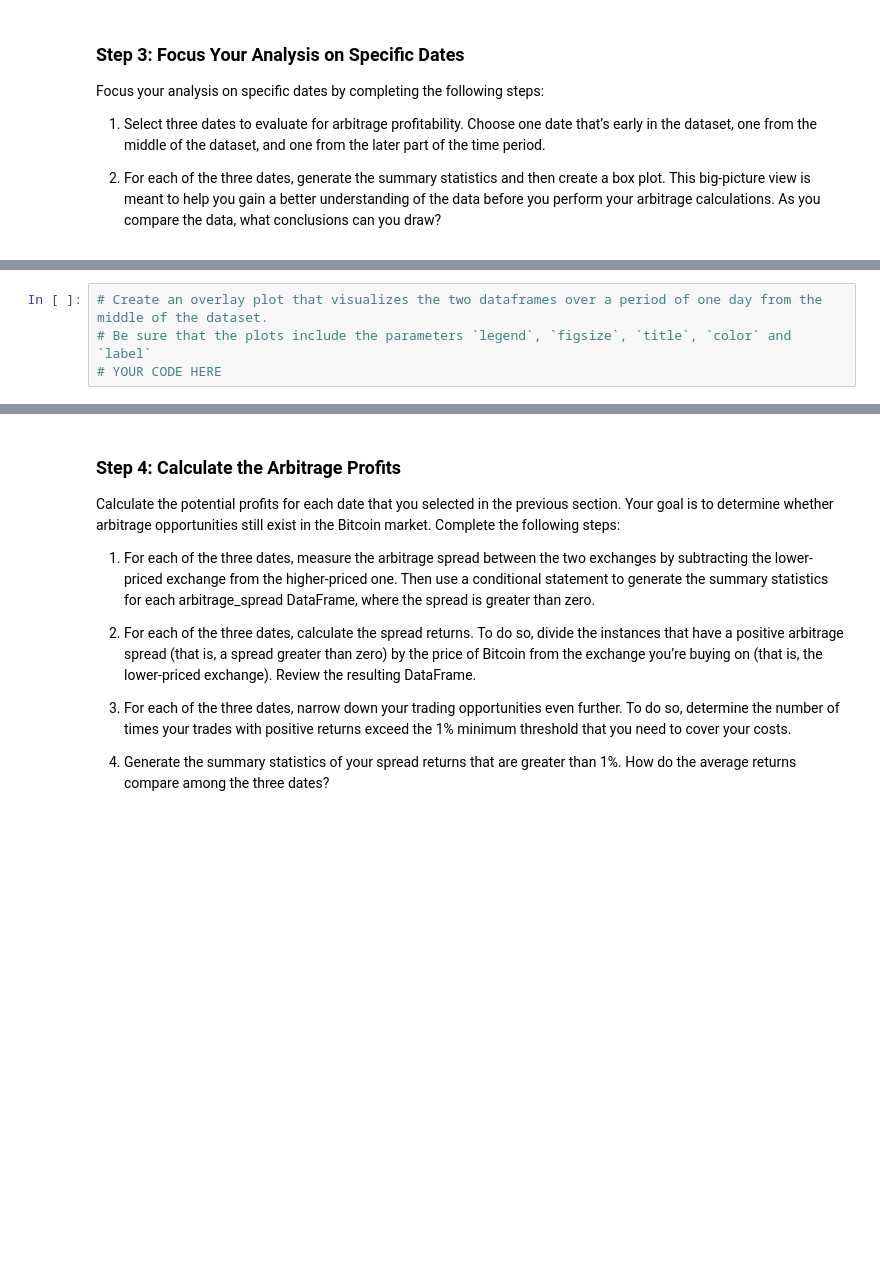
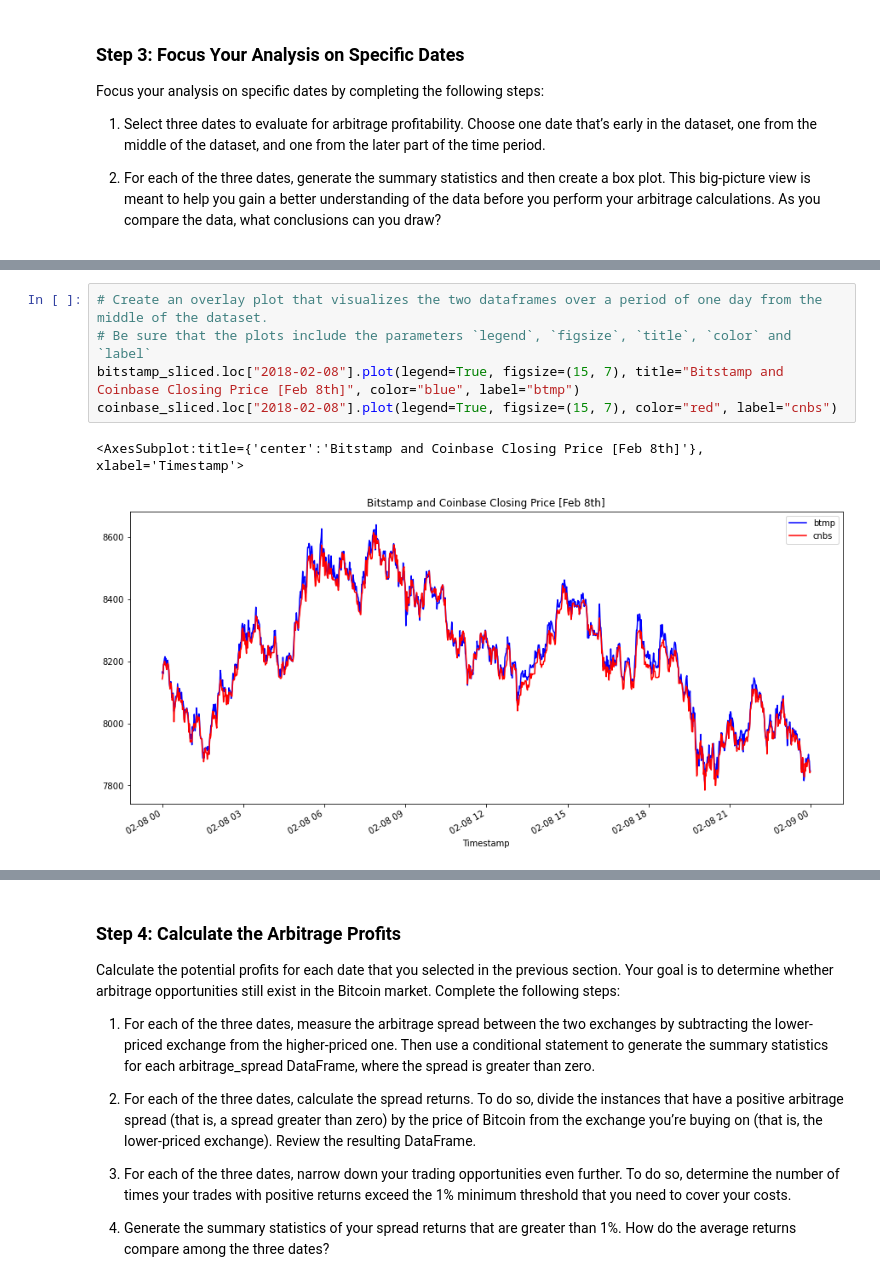
Before and after one commit to MC-Stream/The-Silver-Room, a Jupyter notebook: Module3-C/crypto_arbitrage.ipynb, the cells around one changed output, grey strips where cells are left out. Cells and saved outputs as stored; diff of their text form; blank space fills up the shorter version.

```diff
--- a/Module3-C/crypto_arbitrage.ipynb
+++ b/Module3-C/crypto_arbitrage.ipynb
@@ -425,7 +442,11 @@ arbitrage_spread_early = # YOUR CODE HERE
 # %%
 # Create an overlay plot that visualizes the two dataframes over a period of one day from the middle of the dataset.
 # Be sure that the plots include the parameters `legend`, `figsize`, `title`, `color` and `label`
-# YOUR CODE HERE
+bitstamp_sliced.loc["2018-02-08"].plot(legend=True, figsize=(15, 7), title="Bitstamp and Coinbase Closing Price [Feb 8th]", color="blue", label="btmp")
+coinbase_sliced.loc["2018-02-08"].plot(legend=True, figsize=(15, 7), color="red", label="cnbs")
+# %% [output]
+<AxesSubplot:title={'center':'Bitstamp and Coinbase Closing Price [Feb 8th]'}, xlabel='Timestamp'>
+[figure, added]
 # %%
 # Using the date in the middle that you have selected, calculate the arbitrage spread
 # by subtracting the bitstamp lower closing prices from the coinbase higher closing prices
```
Also changed, not shown: parts of 13 cells of this notebook.
